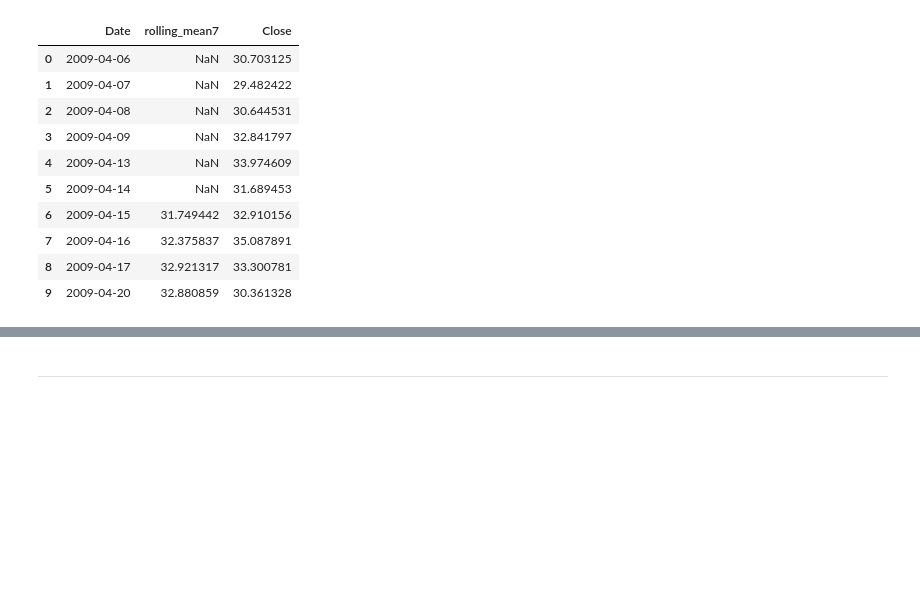
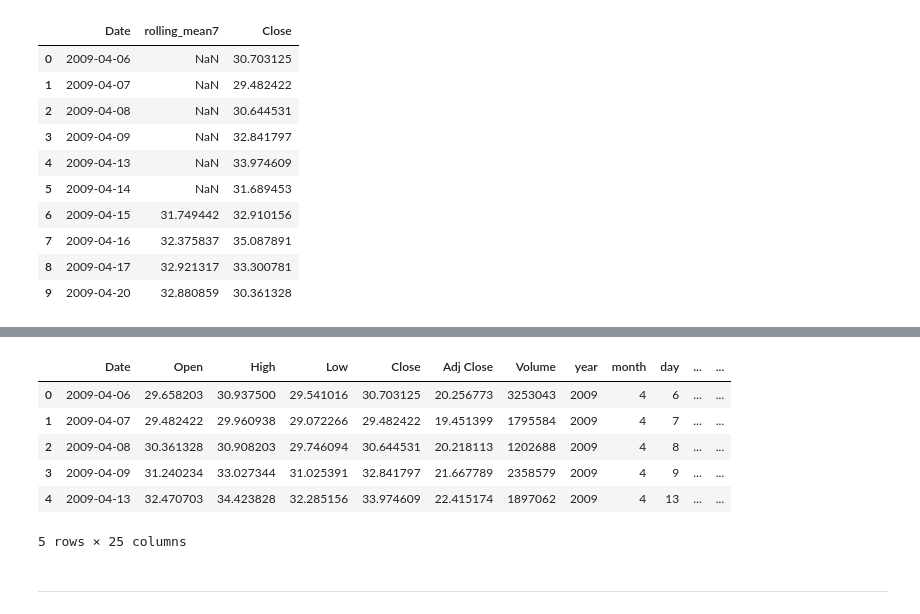
Before and after one commit to sawubona-repo/BINA-FS23-WORK, a Jupyter notebook: LB10-Regression+TimeSeries/Python/Python_TIMESERIES_FinancialData_v2.ipynb, the cells around one changed output, grey strips where cells are left out. Drawn from its saved outputs; the diff is of its cells as text; code cells hidden in the pictures; blank space fills up the shorter version.

```diff
--- a/LB10-Regression+TimeSeries/Python/Python_TIMESERIES_FinancialData_v2.ipynb
+++ b/LB10-Regression+TimeSeries/Python/Python_TIMESERIES_FinancialData_v2.ipynb
@@ -335,3 +390,13 @@ fig.show()
+# %%
+data.head()
+# %% [output]
+|  | Date | Open | High | Low | Close | Adj Close | Volume | year | month | day | ... | ... |
+| 0 | 2009-04-06 | 29.658203 | 30.937500 | 29.541016 | 30.703125 | 20.256773 | 3253043 | 2009 | 4 | 6 | ... | ... |
+| 1 | 2009-04-07 | 29.482422 | 29.960938 | 29.072266 | 29.482422 | 19.451399 | 1795584 | 2009 | 4 | 7 | ... | ... |
+| 2 | 2009-04-08 | 30.361328 | 30.908203 | 29.746094 | 30.644531 | 20.218113 | 1202688 | 2009 | 4 | 8 | ... | ... |
+| 3 | 2009-04-09 | 31.240234 | 33.027344 | 31.025391 | 32.841797 | 21.667789 | 2358579 | 2009 | 4 | 9 | ... | ... |
+| 4 | 2009-04-13 | 32.470703 | 34.423828 | 32.285156 | 33.974609 | 22.415174 | 1897062 | 2009 | 4 | 13 | ... | ... |
+5 rows × 25 columns
 # %% [markdown]
 
 
```
Also changed, not shown: parts of 14 cells of this notebook.
